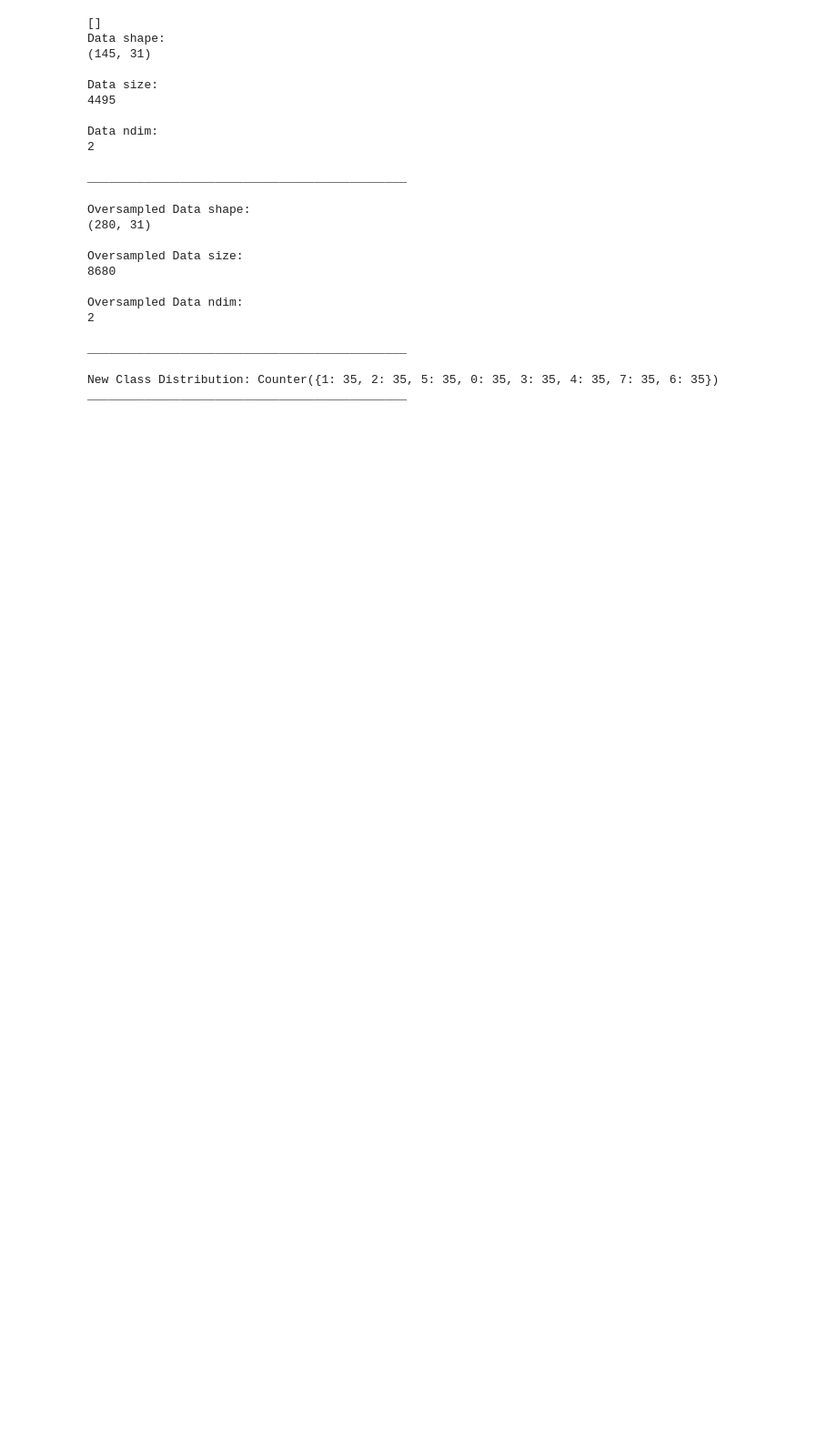
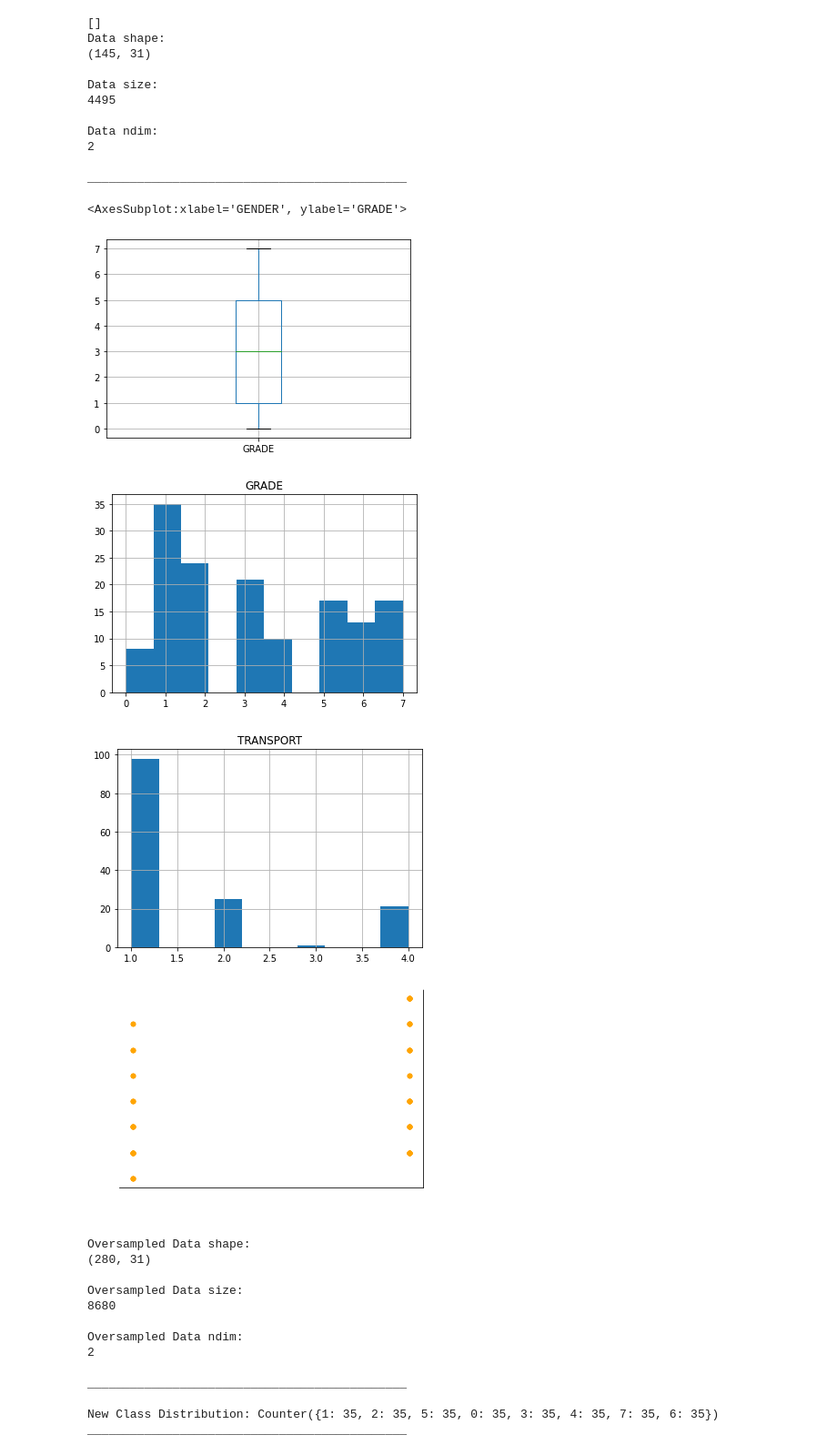
Before and after one commit to AdJansen/StudentPerformanceCSI4106, a Jupyter notebook: StudentPerformance.ipynb, the cells around one changed output. Shown: that part at 91% size. Saved outputs shown, nothing was run; the diff lists cells and outputs as text; code cells hidden in the pictures; blank space fills up the shorter version.

Commit message:
added graphs

```diff
--- a/StudentPerformance.ipynb
+++ b/StudentPerformance.ipynb
@@ -67,6 +67,24 @@ Data ndim:
 2
 
 _____________________________________________
+# %%
+boxplot = df.boxplot(column = 'GRADE')
+histogram = df.hist(column = 'GRADE')
+histogram = df.hist(column = 'TRANSPORT')
+scatterPlot = df.plot.scatter(x='GENDER', y='GRADE', c='orange')
+scatterPlot.xaxis.label.set_color('white')        #setting up X-axis label color to white
+scatterPlot.yaxis.label.set_color('white')          #setting up Y-axis label color to white
+scatterPlot.tick_params(axis='x', colors='white')    #setting up X-axis tick color to white
+scatterPlot.tick_params(axis='y', colors='white')  #setting up Y-axis tick color to white
+scatterPlot.spines['left'].set_color('white')        # setting up Y-axis tick color to white
+scatterPlot.spines['top'].set_color('white')         #setting up above X-axis tick color to white
+scatterPlot
+# %% [output]
+<AxesSubplot:xlabel='GENDER', ylabel='GRADE'>
+[figure, added]
+[figure, added]
+[figure, added]
+[figure, added]
 # %%
 oversample = SMOTE()
 x_over, y_over = oversample.fit_resample(df.drop(["GRADE"], axis=1), df.drop(df.columns[0:-1],axis=1))
```
Also changed, not shown: parts of 1 cell of this notebook.
